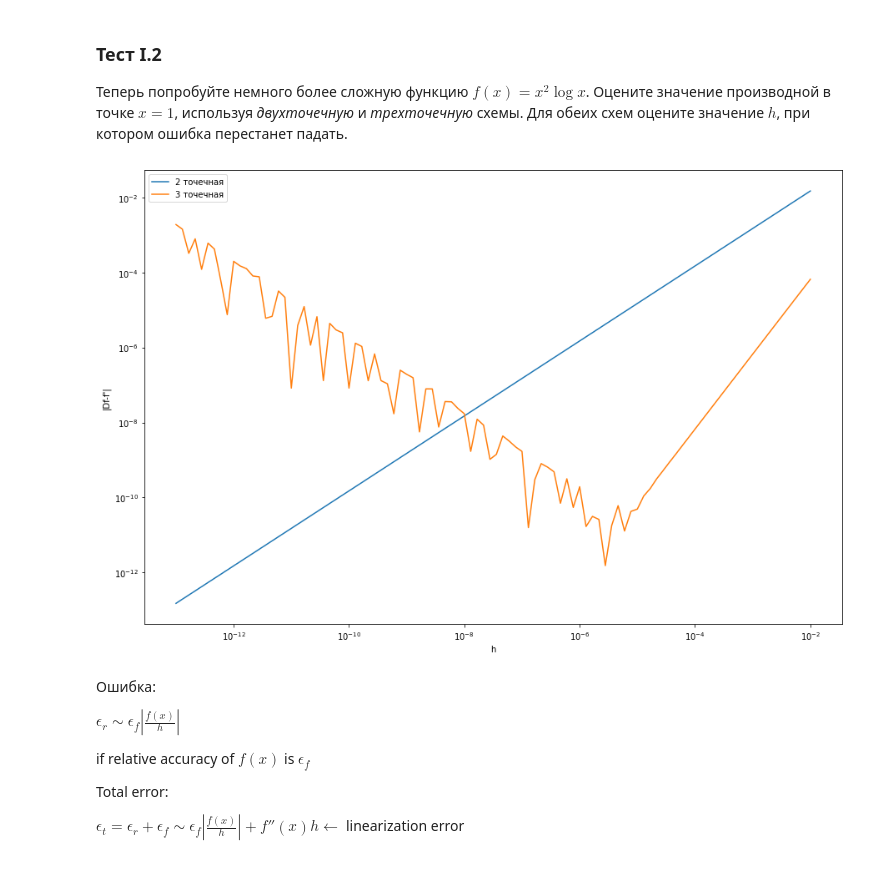
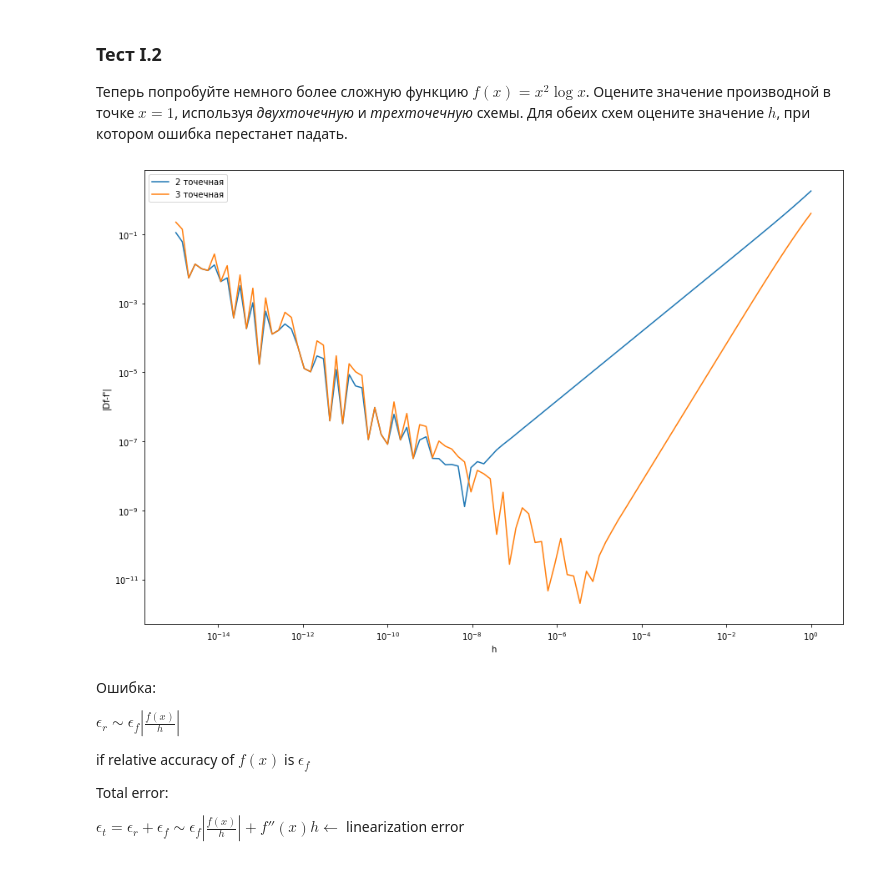
Before and after one commit to ariunaK/213, a Jupyter notebook: week_3_calculus.ipynb, the cells around one changed output. Drawn from its saved outputs; the diff is of its cells as text; code cells hidden in the pictures.

```diff
--- a/week_3_calculus.ipynb
+++ b/week_3_calculus.ipynb
@@ -69,10 +69,8 @@ def fder(x):
 # %%
 # YOUR CODE HERE
 def two_der(x, h):
-    dx = x + h - x
     n = f(x + h) - f(x)
-    d = dx
-    fder = n / d
+    fder = n / h
     return fder
 
 
@@ -85,23 +83,23 @@ def three_der(x, h):
     return fder
 # %%
 x = 1
-h_arr = np.logspace(-13, -2, num=100)
+h_arr = np.logspace(-15, 0, num=100)
 df_forward_arr2 = np.array([])
 df_forward_arr3 = np.array([])
 
 for h in h_arr:
     df_forward_arr2 = np.append(df_forward_arr2, np.abs(two_der(x, h) - fder(x)))
     df_forward_arr3 = np.append(df_forward_arr3, np.abs(three_der(x, h) - fder(x)))
 
 plt.figure(figsize = (15, 10))
 plt.loglog(h_arr, df_forward_arr2, '-', label = '2 точечная')
 plt.loglog(h_arr, df_forward_arr3, '-', label = '3 точечная')
 plt.xlabel('h')
 plt.ylabel('|Df-f\'|')
 plt.legend()
 plt.show()
 # %% [output]
-[figure, old version]
+[figure, new version]
 # %% [markdown]
 Ошибка:
 
```
Also changed, not shown: parts of 2 cells of this notebook.
